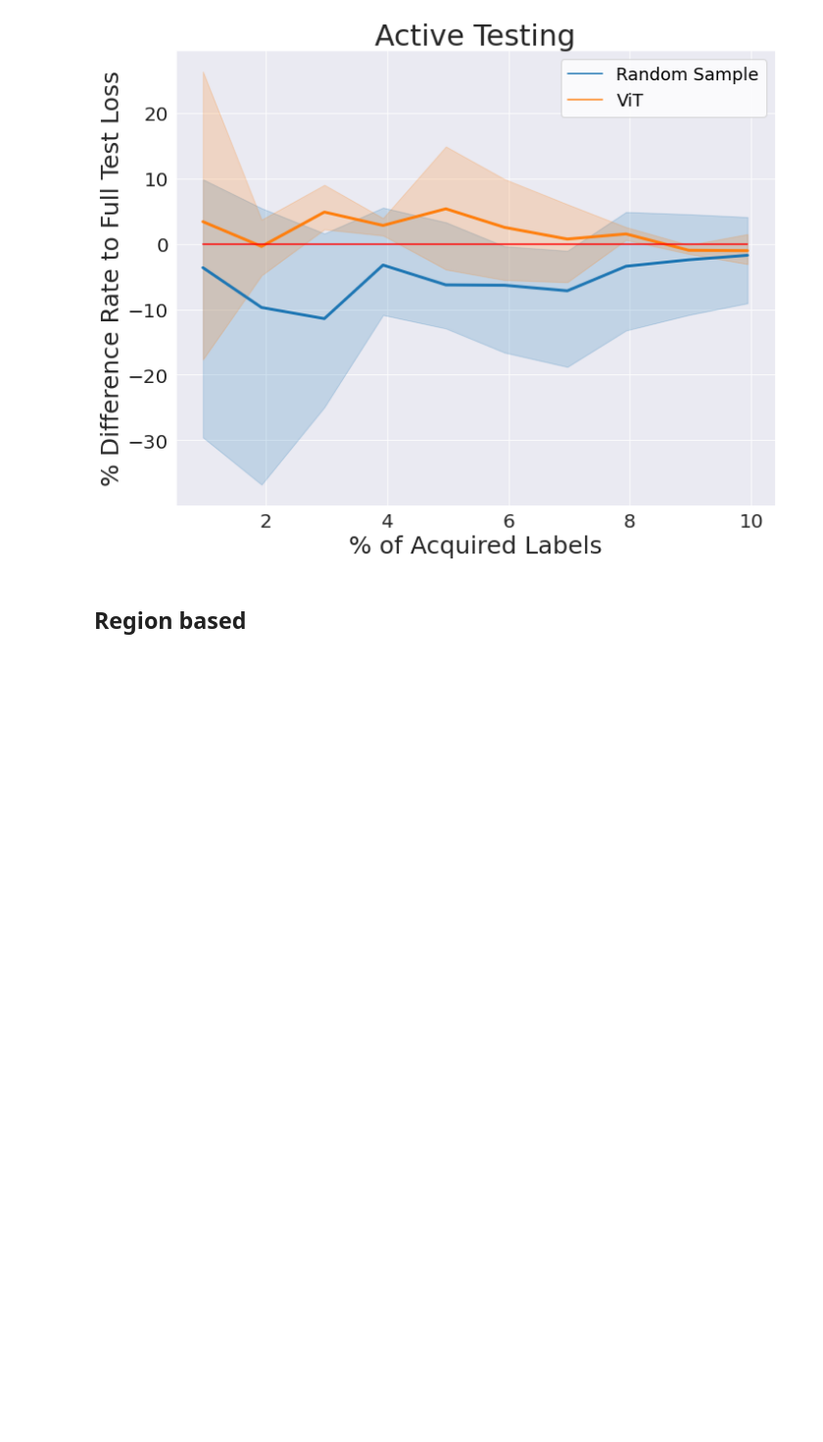
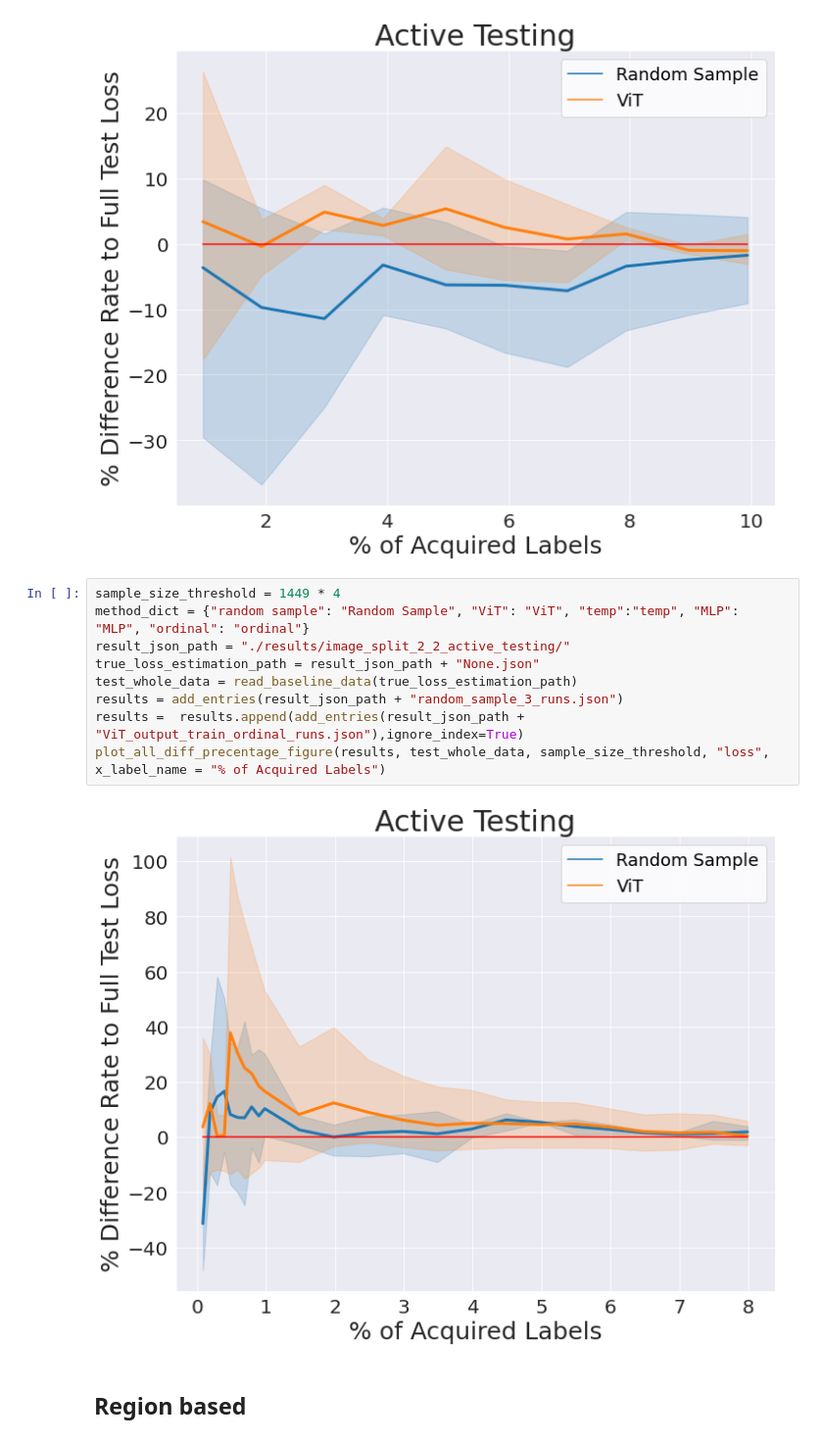
Before and after one commit to susanbao/pytorch-segmentation, a Jupyter notebook: active_testing_figure.ipynb, the cells around one changed output. Shown at 98% size. Saved outputs shown, nothing was run; the diff lists cells and outputs as text; blank space fills up the shorter version.

Commit message:
image-split-2x2

```diff
--- a/active_testing_figure.ipynb
+++ b/active_testing_figure.ipynb
@@ -174,6 +174,17 @@ results =  results.append(add_entries(result_json_path + "ViT_output_train_ordin
 plot_all_diff_precentage_figure(results, test_whole_data, sample_size_threshold, "loss", x_label_name = "% of Acquired Labels")
 # %% [output]
 [figure]
+# %%
+sample_size_threshold = 1449 * 4
+method_dict = {"random sample": "Random Sample", "ViT": "ViT", "temp":"temp", "MLP": "MLP", "ordinal": "ordinal"}
+result_json_path = "./results/image_split_2_2_active_testing/"
+true_loss_estimation_path = result_json_path + "None.json"
+test_whole_data = read_baseline_data(true_loss_estimation_path)
+results = add_entries(result_json_path + "random_sample_3_runs.json")
+results =  results.append(add_entries(result_json_path + "ViT_output_train_ordinal_runs.json"),ignore_index=True)
+plot_all_diff_precentage_figure(results, test_whole_data, sample_size_threshold, "loss", x_label_name = "% of Acquired Labels")
+# %% [output]
+[figure, added]
 # %% [markdown]
 ## Region based
 # %%
```
Also changed, not shown: parts of 1 cell of this notebook, 3 other files.
